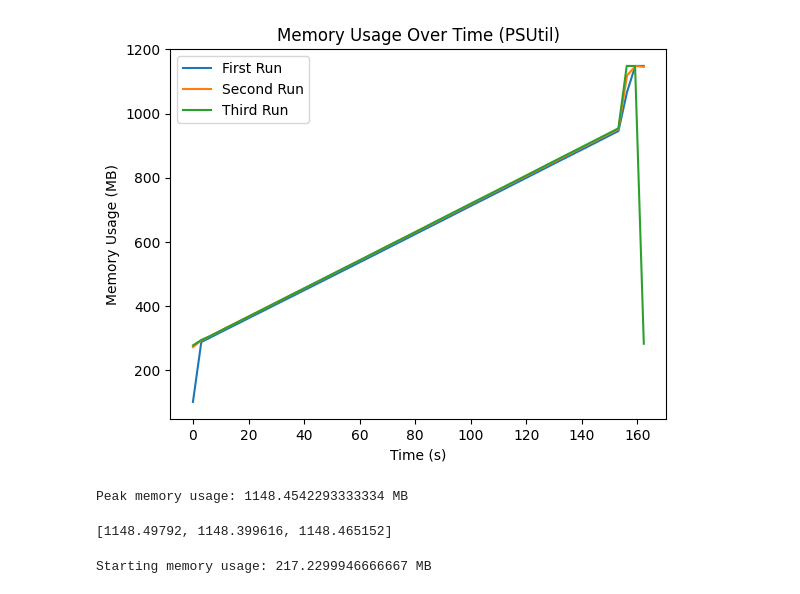
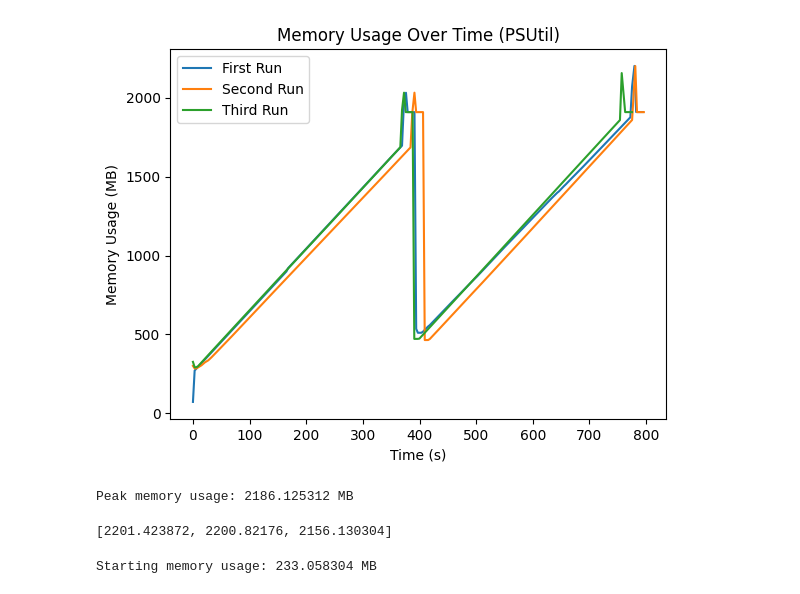
Before and after one commit to kilianbartz/hetcomp, a Jupyter notebook: Aufgabe1/plot_server.ipynb, the cells around one changed output. Cells and saved outputs as stored; diff of their text form; code cells hidden in the pictures.

```diff
--- a/Aufgabe1/plot_server.ipynb
+++ b/Aufgabe1/plot_server.ipynb
@@ -1,27 +1,27 @@
 # %%
 import matplotlib.pyplot as plt
 import pandas as pd
 
-df_first = pd.read_csv('Serverdata/memory_usage_1716726287.csv')
-df_second = pd.read_csv('Serverdata/memory_usage_1716726452.csv')
-df_third = pd.read_csv('Serverdata/memory_usage_1716726617.csv')
+df_first = pd.read_csv('Serverdata/new/memory_usage_1716737546.csv')
+df_second = pd.read_csv('Serverdata/new/memory_usage_1716738344.csv')
+df_third = pd.read_csv('Serverdata/new/memory_usage_1716739143.csv')
 
 # memory usage is in bytes, convert to mb
 df_first['Memory Usage [PSUtil] (bytes)'] = df_first['Memory Usage [PSUtil] (bytes)'] / 1000000
 df_second['Memory Usage [PSUtil] (bytes)'] = df_second['Memory Usage [PSUtil] (bytes)'] / 1000000
 df_third['Memory Usage [PSUtil] (bytes)'] = df_third['Memory Usage [PSUtil] (bytes)'] / 1000000
 
 plt.plot(df_first['Time (s)'], df_first['Memory Usage [PSUtil] (bytes)'], label='First Run')
 plt.plot(df_second['Time (s)'], df_second['Memory Usage [PSUtil] (bytes)'], label='Second Run')
 plt.plot(df_third['Time (s)'], df_third['Memory Usage [PSUtil] (bytes)'], label='Third Run')
 
 plt.xlabel('Time (s)')
 plt.ylabel('Memory Usage (MB)')
 plt.title('Memory Usage Over Time (PSUtil)')
 plt.legend()
 plt.show()
 # %% [output]
-[figure, old version]
+[figure, new version]
 # %%
 # peak memory usage
 m = [df_first['Memory Usage [PSUtil] (bytes)'].max(), df_second['Memory Usage [PSUtil] (bytes)'].max(), df_third['Memory Usage [PSUtil] (bytes)'].max()]
@@ -29,12 +29,12 @@ peak = sum(m) / len(m)
 print(f'Peak memory usage: {peak} MB')
 m
 # %% [output]
-Peak memory usage: 1148.4542293333334 MB
+Peak memory usage: 2186.125312 MB
-[1148.49792, 1148.399616, 1148.465152]
+[2201.423872, 2200.82176, 2156.130304]
 # %%
 # starting usage
 starts = [df_first['Memory Usage [PSUtil] (bytes)'][0], df_second['Memory Usage [PSUtil] (bytes)'][0], df_third['Memory Usage [PSUtil] (bytes)'][0]]
 start = sum(starts) / len(starts)
 print(f'Starting memory usage: {start} MB')
 # %% [output]
-Starting memory usage: 217.2299946666667 MB
+Starting memory usage: 233.058304 MB
```
Also changed, not shown: 3 other files.
